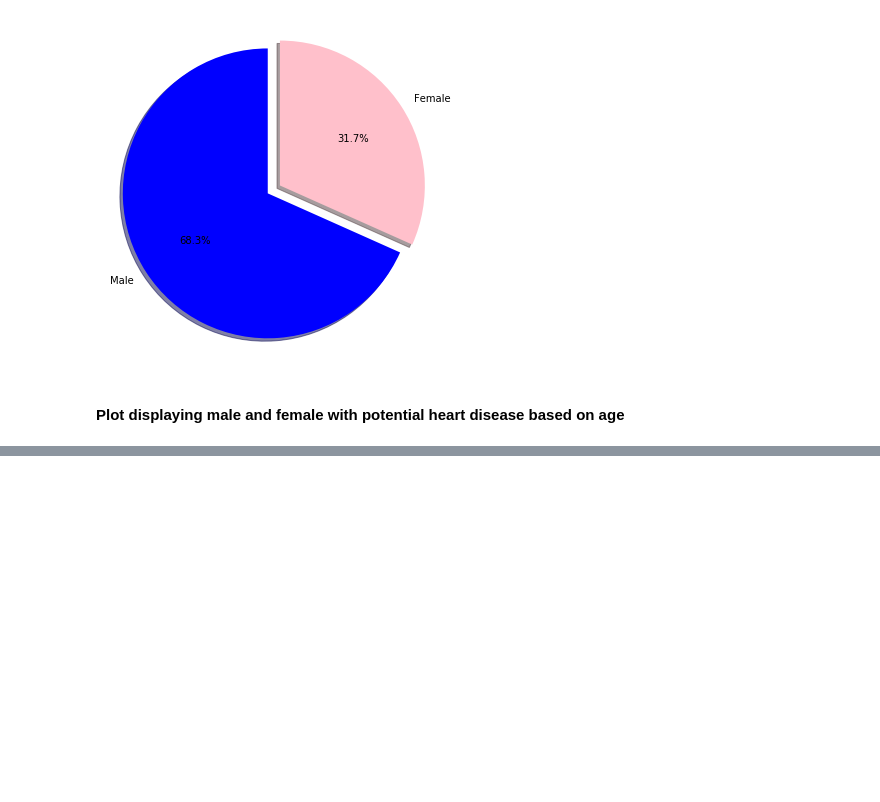
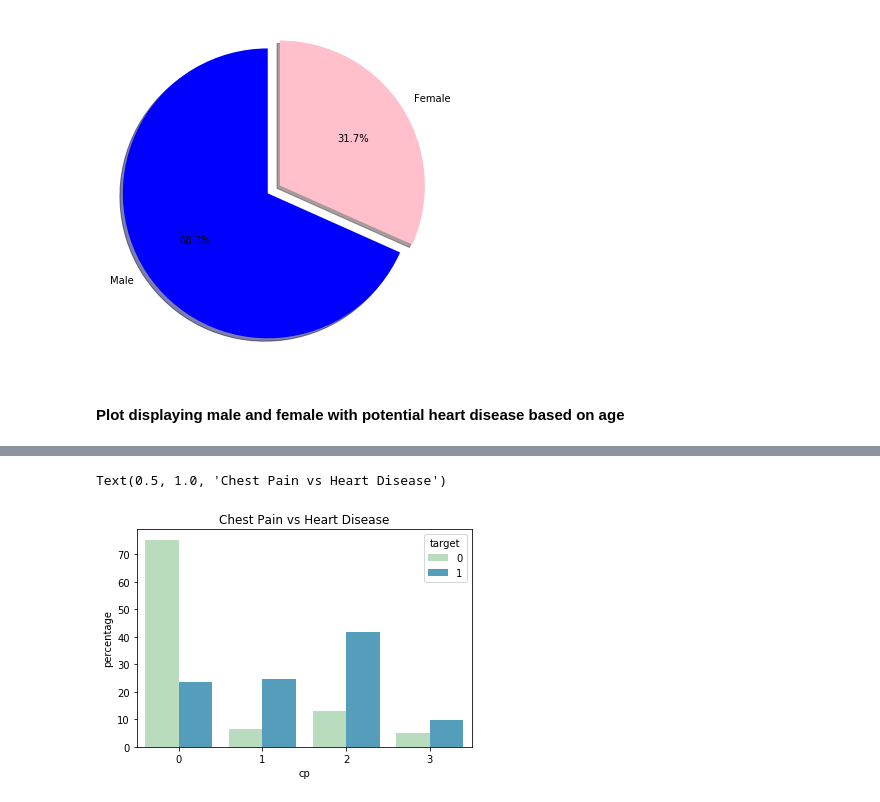
Before and after one commit to chauhan-nitin/UCI_HeartDisease, a Jupyter notebook: heartdisease.ipynb, the cells around one changed output, grey strips where cells are left out. Cells and saved outputs as stored; diff of their text form; code cells hidden in the pictures; blank space fills up the shorter version.

```diff
--- a/heartdisease.ipynb
+++ b/heartdisease.ipynb
@@ -109,0 +138,11 @@ plt.show()
+# %%
+"""
+Normalizing the values and then making it as a DataFrame and then plotting using sns.barplot.
+"""
+temp = (datafr.groupby(['target']))['cp'].value_counts(normalize=True)\
+.mul(100).reset_index(name = "percentage")
+sns.barplot(x = "cp", y = "percentage", hue = "target", data = temp, palette='GnBu')\
+.set_title("Chest Pain vs Heart Disease")
+# %% [output]
+Text(0.5, 1.0, 'Chest Pain vs Heart Disease')
+[figure, added]
```
Also changed, not shown: parts of 29 cells of this notebook.
